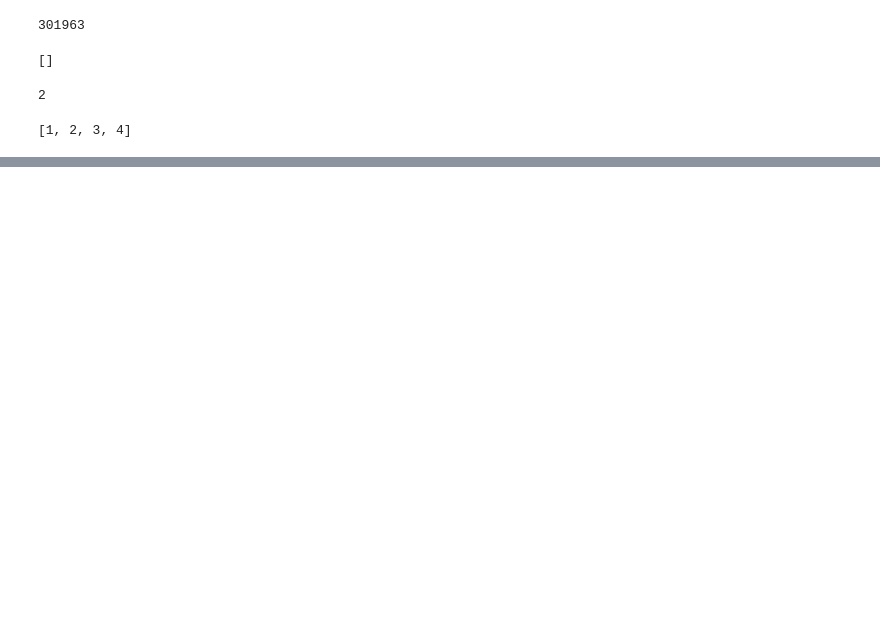
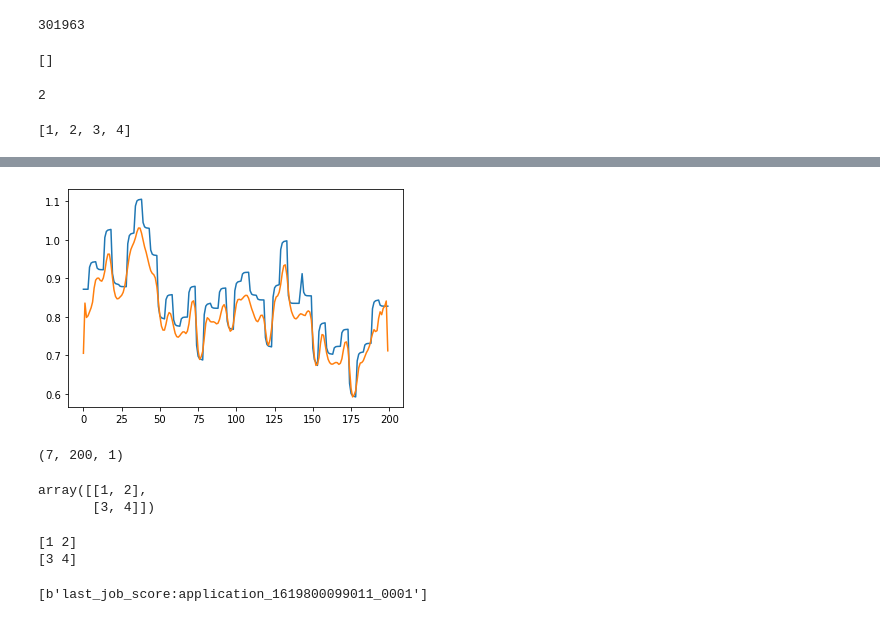
Before and after one commit to Nosp27/spark-luxmeter, a Jupyter notebook: notebooks/Redis.ipynb, the cells around one changed output, grey strips where cells are left out. Drawn from its saved outputs; the diff is of its cells as text; code cells hidden in the pictures; blank space fills up the shorter version.

```diff
--- a/notebooks/Redis.ipynb
+++ b/notebooks/Redis.ipynb
@@ -54,0 +240,27 @@ itertools.chain([1,2], [3,4])
+# %%
+# Checking how the first sequence is learnt
+plt.plot(x_train[0])
+plt.plot(x_train_pred[0])
+plt.show()
+# %% [output]
+[figure, added]
+# %%
+x_train.shape
+# %% [output]
+(7, 200, 1)
+# %%
+arr=np.array([[1,2],[3,4]])
+arr
+# %% [output]
+array([[1, 2],
+       [3, 4]])
+# %%
+for x in arr:
+    print(x)
+# %% [output]
+[1 2]
+[3 4]
+# %%
+await pool.keys("last_job_score*")
+# %% [output]
+[b'last_job_score:application_1619800099011_0001']
```
Also changed, not shown: parts of 15 cells of this notebook, 10 other files.
